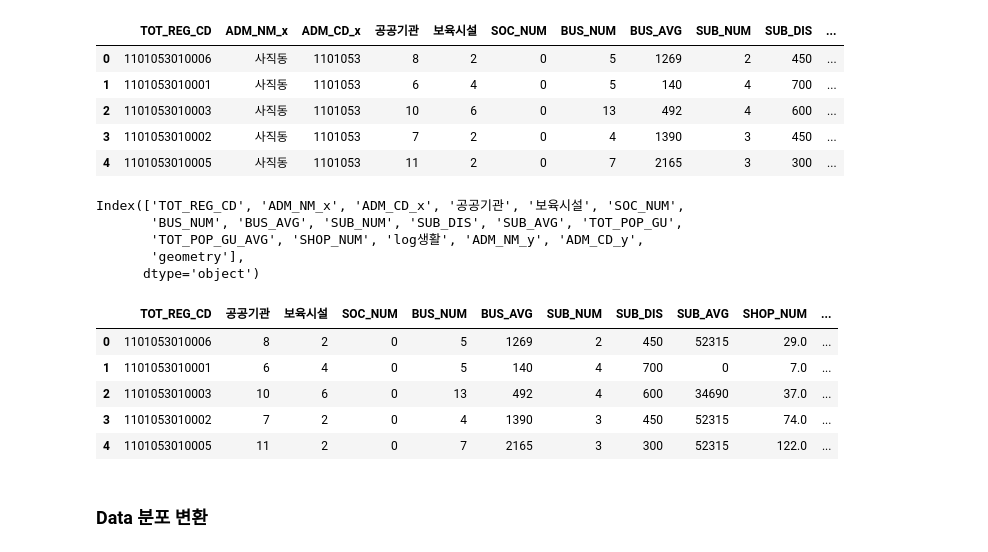
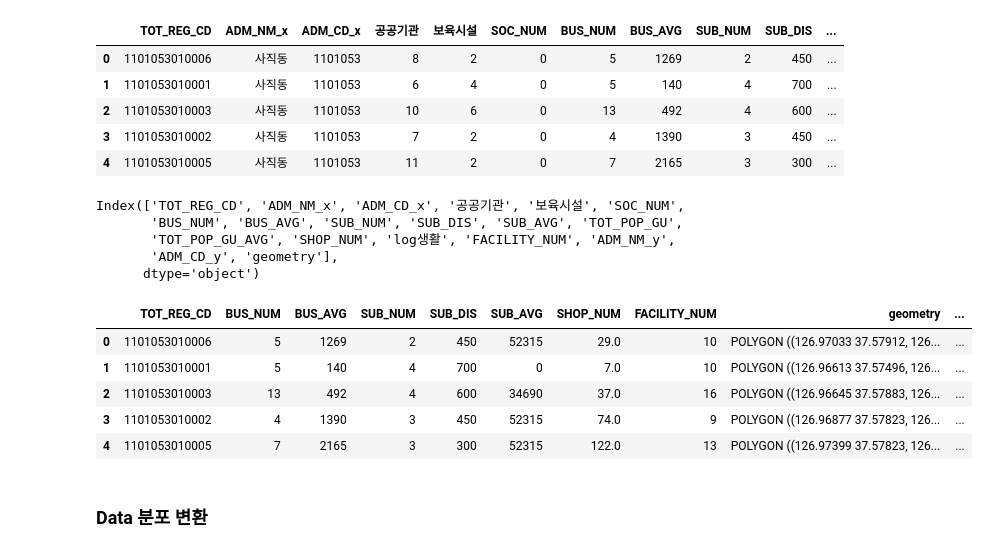
Before and after one commit to So-chankyun/Road-Diet-Location-Selection, a Jupyter notebook: Ped_Dem_Prediction_Modeling.ipynb, the cells around one changed output. Drawn from its saved outputs; the diff is of its cells as text; code cells hidden in the pictures.

```diff
--- a/Ped_Dem_Prediction_Modeling.ipynb
+++ b/Ped_Dem_Prediction_Modeling.ipynb
@@ -196,3 +209,5 @@ ped_data['TOT_REG_CD']= ped_data['TOT_REG_CD'].astype(str)
+# %%
+ped_data['FACILITY_NUM'] = ped_data['공공기관']+ped_data['보육시설']+ped_data['SOC_NUM']
 # %%
 # prepare dataset
 data = ped_data.merge(seoul_shp,left_on='TOT_REG_CD',right_on='TOT_REG_CD')
@@ -209,21 +224,23 @@ data.columns
 # %% [output]
 Index(['TOT_REG_CD', 'ADM_NM_x', 'ADM_CD_x', '공공기관', '보육시설', 'SOC_NUM',
        'BUS_NUM', 'BUS_AVG', 'SUB_NUM', 'SUB_DIS', 'SUB_AVG', 'TOT_POP_GU',
-       'TOT_POP_GU_AVG', 'SHOP_NUM', 'log생활', 'ADM_NM_y', 'ADM_CD_y',
-       'geometry'],
+       'TOT_POP_GU_AVG', 'SHOP_NUM', 'log생활', 'FACILITY_NUM', 'ADM_NM_y',
+       'ADM_CD_y', 'geometry'],
       dtype='object')
 # %%
-essential_col=['TOT_REG_CD','공공기관','보육시설','SOC_NUM','BUS_NUM','BUS_AVG','SUB_NUM','SUB_DIS','SUB_AVG'
-               ,'SHOP_NUM','geometry','TOT_POP_GU_AVG']
+# essential_col=['TOT_REG_CD','공공기관','보육시설','SOC_NUM','BUS_NUM','BUS_AVG','SUB_NUM','SUB_DIS','SUB_AVG'
+#                ,'SHOP_NUM','geometry','TOT_POP_GU_AVG']
+essential_col=['TOT_REG_CD','BUS_NUM','BUS_AVG','SUB_NUM','SUB_DIS','SUB_AVG'
+               ,'SHOP_NUM','FACILITY_NUM','geometry','TOT_POP_GU_AVG']
 required_data = data.loc[:,essential_col]
 required_data.head()
 # %% [output]
-|  | TOT_REG_CD | 공공기관 | 보육시설 | SOC_NUM | BUS_NUM | BUS_AVG | SUB_NUM | SUB_DIS | SUB_AVG | SHOP_NUM | ... |
-| 0 | 1101053010006 | 8 | 2 | 0 | 5 | 1269 | 2 | 450 | 52315 | 29.0 | ... |
-| 1 | 1101053010001 | 6 | 4 | 0 | 5 | 140 | 4 | 700 | 0 | 7.0 | ... |
-| 2 | 1101053010003 | 10 | 6 | 0 | 13 | 492 | 4 | 600 | 34690 | 37.0 | ... |
-| 3 | 1101053010002 | 7 | 2 | 0 | 4 | 1390 | 3 | 450 | 52315 | 74.0 | ... |
-| 4 | 1101053010005 | 11 | 2 | 0 | 7 | 2165 | 3 | 300 | 52315 | 122.0 | ... |
+|  | TOT_REG_CD | BUS_NUM | BUS_AVG | SUB_NUM | SUB_DIS | SUB_AVG | SHOP_NUM | FACILITY_NUM | geometry | ... |
+| 0 | 1101053010006 | 5 | 1269 | 2 | 450 | 52315 | 29.0 | 10 | POLYGON ((126.97033 37.57912, 126... | ... |
+| 1 | 1101053010001 | 5 | 140 | 4 | 700 | 0 | 7.0 | 10 | POLYGON ((126.96613 37.57496, 126... | ... |
+| 2 | 1101053010003 | 13 | 492 | 4 | 600 | 34690 | 37.0 | 16 | POLYGON ((126.96645 37.57883, 126... | ... |
+| 3 | 1101053010002 | 4 | 1390 | 3 | 450 | 52315 | 74.0 | 9 | POLYGON ((126.96877 37.57823, 126... | ... |
+| 4 | 1101053010005 | 7 | 2165 | 3 | 300 | 52315 | 122.0 | 13 | POLYGON ((126.97399 37.57823, 126... | ... |
 # %% [markdown]
 ### Data 분포 변환
 # %% [markdown]
```
Also changed, not shown: parts of 37 cells of this notebook, 3 other files.
